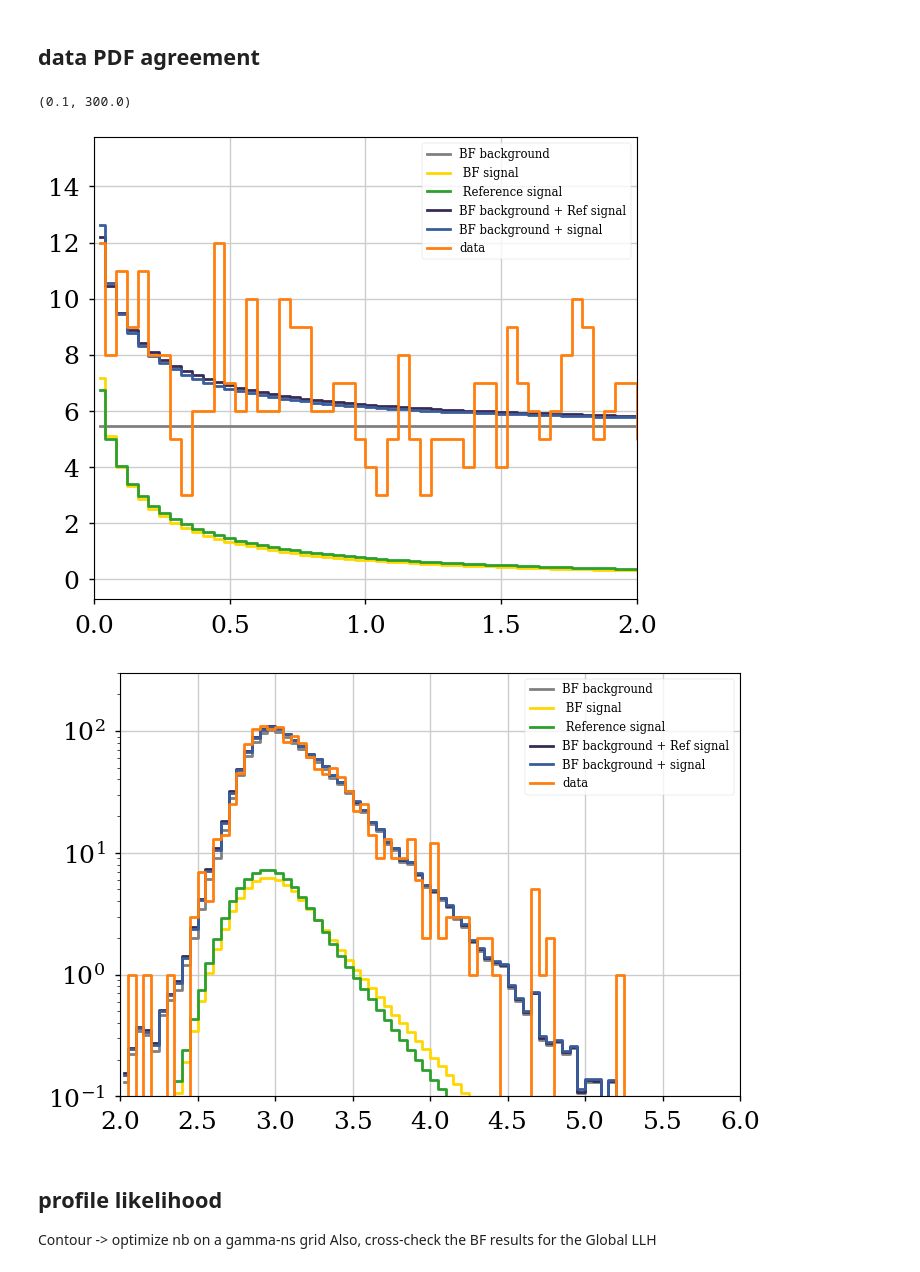
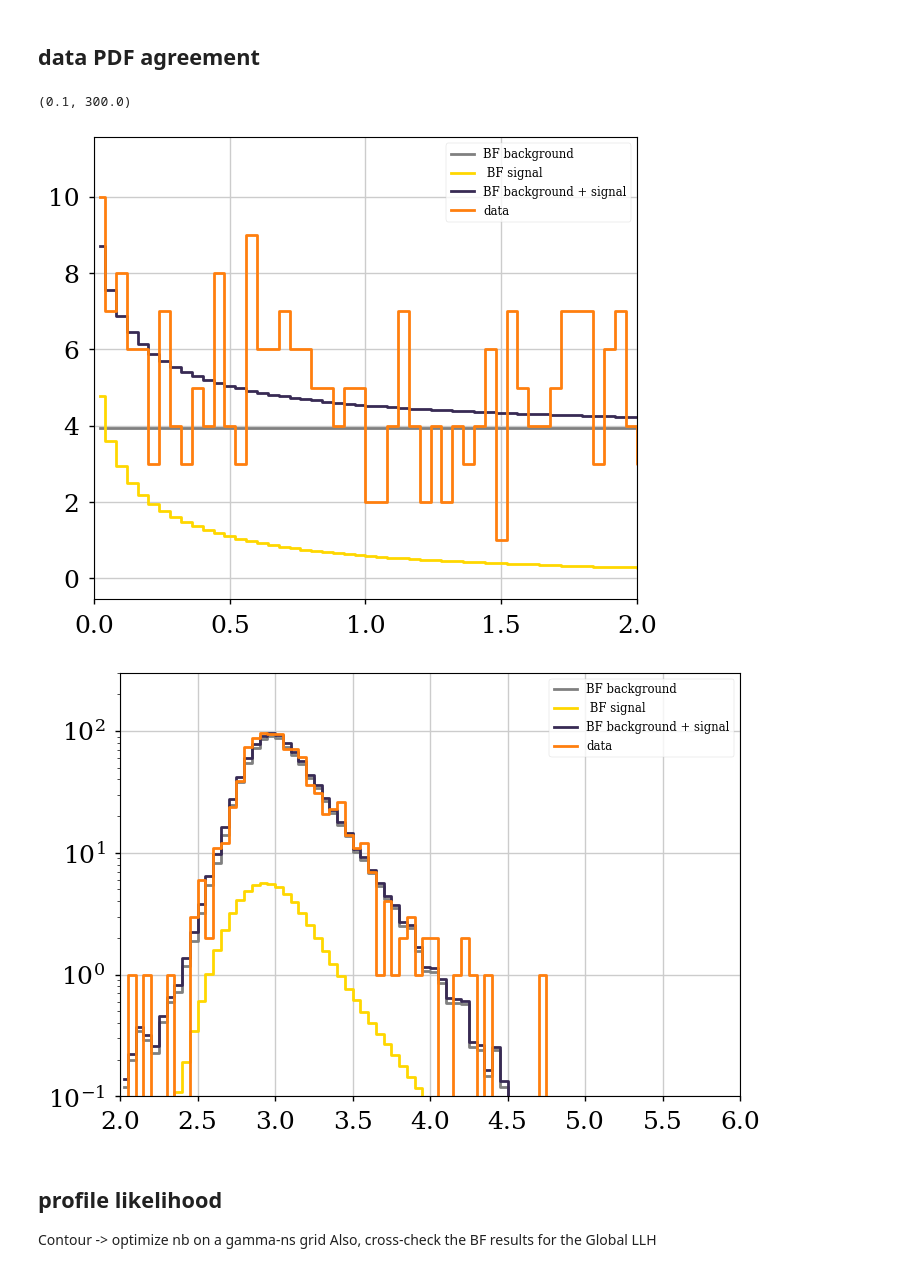
Before and after one commit to PLEnuM-group/Plenum, a Jupyter notebook: notebooks/analysis/data.ipynb, the cells around one changed output. Saved outputs shown, nothing was run; the diff lists cells and outputs as text; code cells hidden in the pictures.

```diff
--- a/notebooks/analysis/data.ipynb
+++ b/notebooks/analysis/data.ipynb
@@ -48,7 +48,11 @@ from tqdm import tqdm
 # Real data
 # %%
 # 10yr data release
+# we take only the full detector configurations >= IC86-II,
+# because these we also took for the resolutions and effective area
 exp_data = []
-for fn in glob("/data/plenum/icecube_10year_ps/events/*.csv"):
+for fn in glob("/data/plenum/icecube_10year_ps/events/IC86*.csv"):
+    if "_I_" in fn: continue
+    print(fn)
     exp_data.extend(np.genfromtxt(fn, names=True))
 exp_data = np.array(exp_data)
@@ -394,5 +405,7 @@ plt.ylim(2, 5)
 # %% [markdown]
 ## analysis
+# %%
+bg_from_data = True
 # %%
 ident = "IceCube"
 aeff_factor_bckg = calc_aeff_factor(aeff_2d[ident], **ngc_bg_config)
@@ -469,14 +484,16 @@ aeff_factor_bckg = calc_aeff_factor(aeff_2d[ident], **ngc_bg_config)
 aeff_factor_signal = calc_aeff_factor(aeff_2d[ident], **ngc_src_config)
 
 # asimov data with baseline fluxes
-k_b = data_bg * out_global[0][0]
-# atmo_background(
-#     aeff_factor=aeff_factor_bckg * out_global[0][0],
-#     bckg_vals=array_source_interp(
-#         ngc_src_config["dec"], bckg_histo, sindec_mids, axis=1
-#     ),
-#     energy_resolution=baseline_eres,
-# )
+if bg_from_data:
+    k_b = data_bg * out_global[0][0]
+else:
+    k_b = atmo_background(
+        aeff_factor=aeff_factor_bckg * out_global[0][0],
+        bckg_vals=array_source_interp(
+            ngc_src_config["dec"], bckg_histo, sindec_mids, axis=1
+        ),
+        energy_resolution=baseline_eres,
+    )
 
 bf_ngc_flux = PL_flux(PHI_NGC * out_global[0][1], out_global[0][2], E0_NGC, "powerlaw")
 k_s = astro_flux(
@@ -487,16 +504,6 @@ k_s = astro_flux(
     flux_shape=bf_ngc_flux,  # powerlaw
 )
 
-k_s_ref = astro_flux(
-    aeff_factor=aeff_factor_signal,
-    emids=emids,
-    energy_resolution=baseline_eres,
-    phi_scaling=1,
-    flux_shape=ngc_flux,  # powerlaw
-)
-
-
-k_sum_ref = k_s_ref + k_b
 k_sum_bf = k_s + k_b
 
 # plot data and baseline flux comparison
@@ -512,15 +519,7 @@ plt.plot(
 p = plt.plot(
     k_s.bin_mids[0], k_s.sum(axis=1), ds="steps-mid", label=" BF signal", color="gold"
 )
-p = plt.plot(
-    k_s_ref.bin_mids[0], k_s_ref.sum(axis=1), ds="steps-mid", label=" Reference signal", color="tab:green"
-)
-p = plt.plot(
-    k_sum_ref.bin_mids[0],
-    k_sum_ref.sum(axis=1),
-    ds="steps-mid",
-    label="BF background + Ref signal",
-)
+
 p = plt.plot(
     k_sum_bf.bin_mids[0],
     k_sum_bf.sum(axis=1),
@@ -542,44 +541,36 @@ plt.figure()
 plt.plot(
     k_b.bin_mids[1],
     k_b.sum(axis=0),
     ds="steps-mid",
     label="BF background",
     color="gray",
 )
 
 p = plt.plot(
     k_s.bin_mids[1], k_s.sum(axis=0), ds="steps-mid", label=" BF signal", color="gold"
 )
-p = plt.plot(
-    k_s_ref.bin_mids[1], k_s_ref.sum(axis=0), ds="steps-mid", label=" Reference signal", color="tab:green"
-)
-p = plt.plot(
-    k_sum_ref.bin_mids[1],
-    k_sum_ref.sum(axis=0),
-    ds="steps-mid",
-    label="BF background + Ref signal",
-)
+
 p = plt.plot(
     k_sum_bf.bin_mids[1],
     k_sum_bf.sum(axis=0),
     ds="steps-mid",
     label="BF background + signal",
 )
 plt.plot(
     data_hist.bin_mids[1],
     data_hist.sum(axis=0),
     ds="steps-mid",
     label="data",
     color="tab:orange",
 )
 plt.xlim(2, 6)
 plt.legend(loc=0, fontsize="small")
 plt.yscale("log")
 plt.ylim(1e-1, 3e2)
 # %% [output]
 (0.1, 300.0)
-[figure, old version]
+[figure, new version]
-[figure, old version]
+[figure, new version]
 # %% [markdown]
 ## profile likelihood
 Contour -> optimize nb on a gamma-ns grid
```
Also changed, not shown: parts of 8 cells of this notebook, 9 other files.
